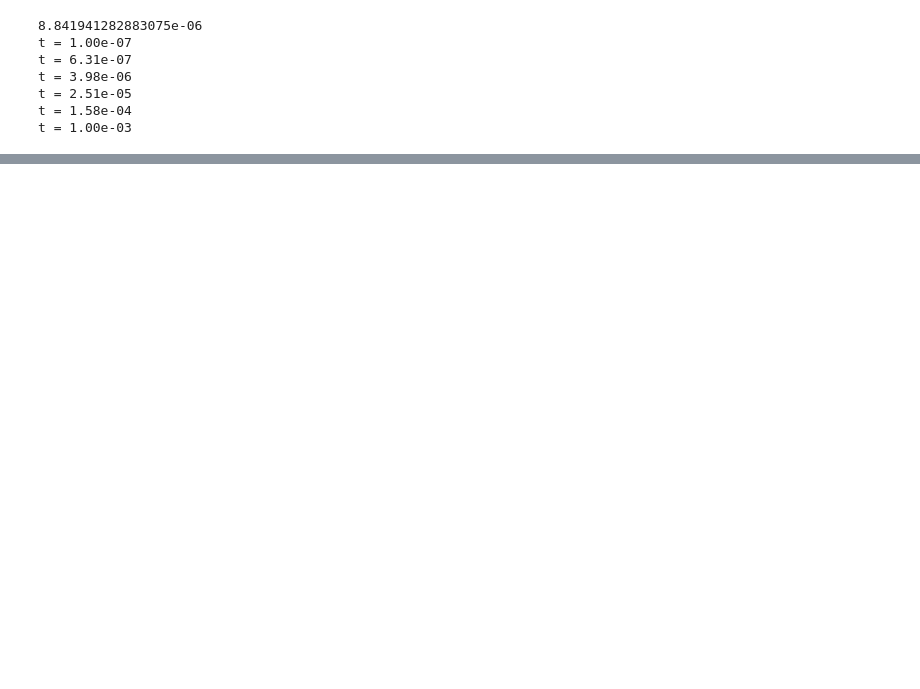
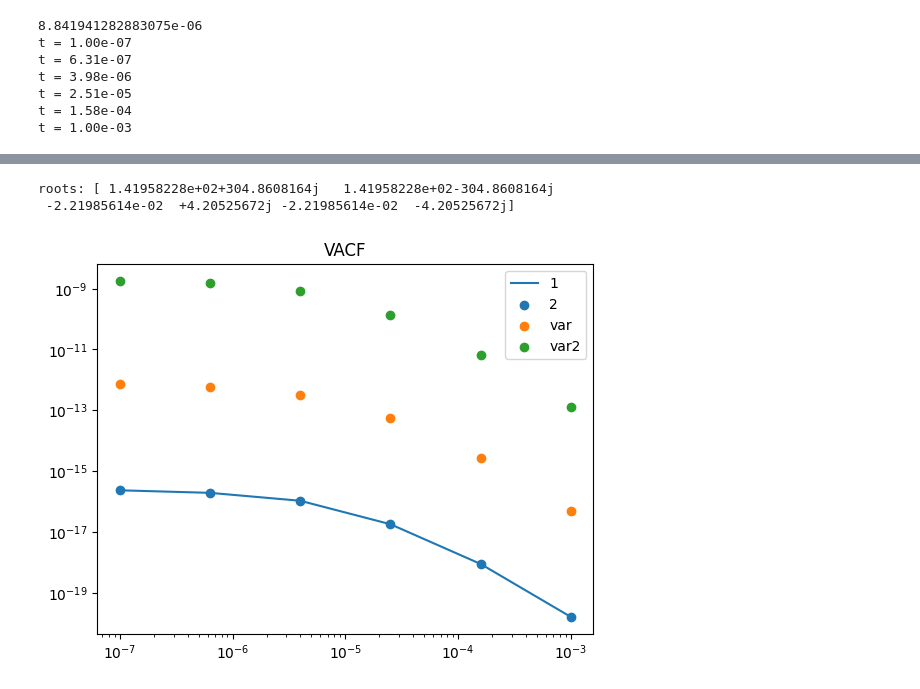
Before and after one commit to mcthumann/Brownian_Data_Analysis, a Jupyter notebook: scripts/msd_hydro_attempt.ipynb, the cells around one changed output, grey strips where cells are left out. Cells and saved outputs as stored; diff of their text form; code cells hidden in the pictures; blank space fills up the shorter version.

```diff
--- a/scripts/msd_hydro_attempt.ipynb
+++ b/scripts/msd_hydro_attempt.ipynb
@@ -260,0 +337,31 @@ plt.legend()
+# %%
+# Calculate VACF
+vacf_z = VACF_init_conditions_hydro(times, m, K, r)
+vacf_z2 = []
+vacf_var1 = []
+vacf_var2 = []
+
+for t in times:
+    z2 = VACF_for_integral(1e-20, t, m, K, roots)
+    var1 = VACF_for_var_init_integral_analytical(1e-20, t, m, K, roots, v0=(np.sqrt(scipy.constants.k*temp/m))/100)
+    vacf_var1.append(var1)
+    var2 = VACF_for_var_init_integral_analytical(1e-20, t, m, K, roots, v0=(np.sqrt(scipy.constants.k*temp/m))/2)
+    vacf_var2.append(var2)
+    vacf_z2.append(z2)
+
+# PLOT VACFs
+
+plt.plot(times, vacf_z, label="1")
+plt.scatter(times, vacf_z2, label="2")
+plt.scatter(times, vacf_var1, label="var")
+
+plt.scatter(times, vacf_var2, label="var2")
+plt.title('VACF')
+plt.xscale('log')
+plt.yscale('log')
+plt.legend()
+plt.show()
+# %% [output]
+roots: [ 1.41958228e+02+304.8608164j   1.41958228e+02-304.8608164j
+ -2.21985614e-02  +4.20525672j -2.21985614e-02  -4.20525672j]
+[figure, added]
```
Also changed, not shown: parts of 7 cells of this notebook.
